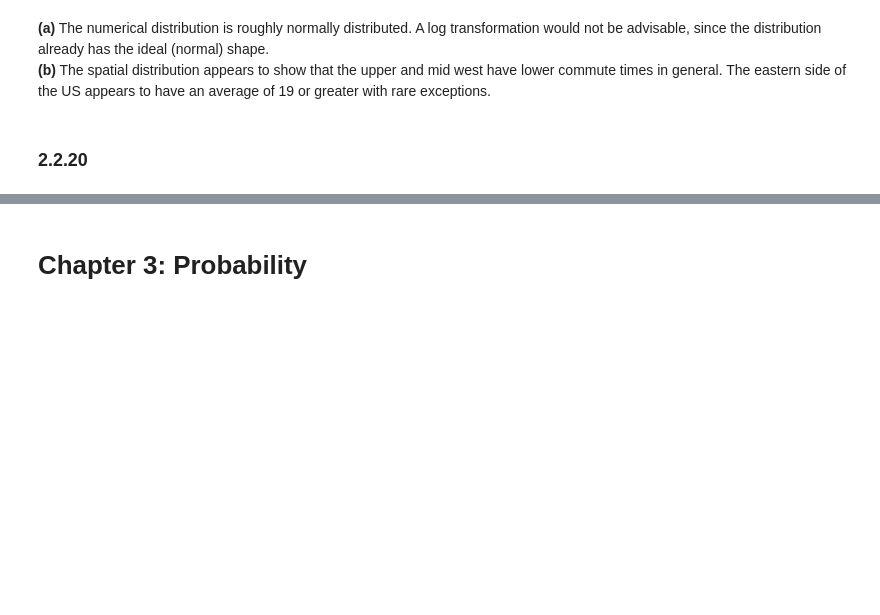
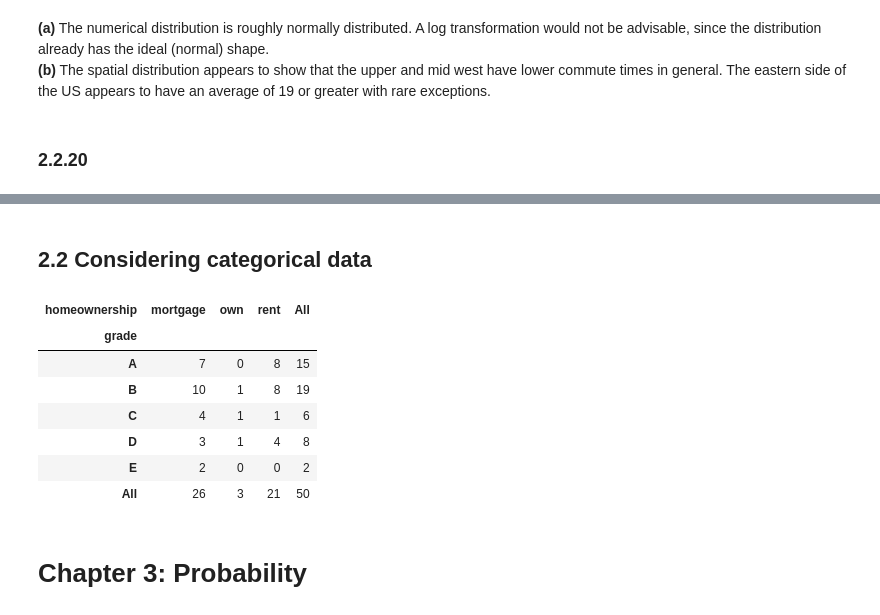
Before and after one commit to zdravoj/data-science-foundations, a Jupyter notebook: OpenIntro_Statistics/chs_1to4.ipynb, the cells around one changed output, grey strips where cells are left out. Saved outputs shown, nothing was run; the diff lists cells and outputs as text; code cells hidden in the pictures; blank space fills up the shorter version.

```diff
--- a/OpenIntro_Statistics/chs_1to4.ipynb
+++ b/OpenIntro_Statistics/chs_1to4.ipynb
@@ -848,3 +852,20 @@ The midrange would not be robust to outliers and extreme skew. Outliers and extr
+# %% [markdown]
+## 2.2 Considering categorical data
+# %%
+loan50 = pd.read_csv('OI_Resources/loan50.csv')
+
+# contingency table of homeownership vs loan grade
+homeown_v_app = pd.crosstab(index= loan50['grade'], columns= loan50['homeownership'], margins= True)
+display(homeown_v_app)
+# %% [output]
+| homeownership | mortgage | own | rent | All |
+| grade |  |  |  |  |
+| A | 7 | 0 | 8 | 15 |
+| B | 10 | 1 | 8 | 19 |
+| C | 4 | 1 | 1 | 6 |
+| D | 3 | 1 | 4 | 8 |
+| E | 2 | 0 | 0 | 2 |
+| All | 26 | 3 | 21 | 50 |
 # %% [markdown]
 # Chapter 3: Probability
 # %% [markdown]
```
Also changed, not shown: parts of 1 cell of this notebook.
